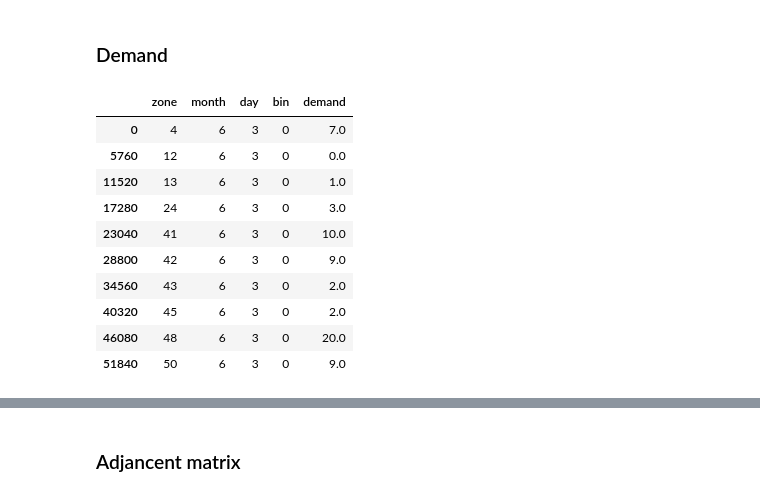
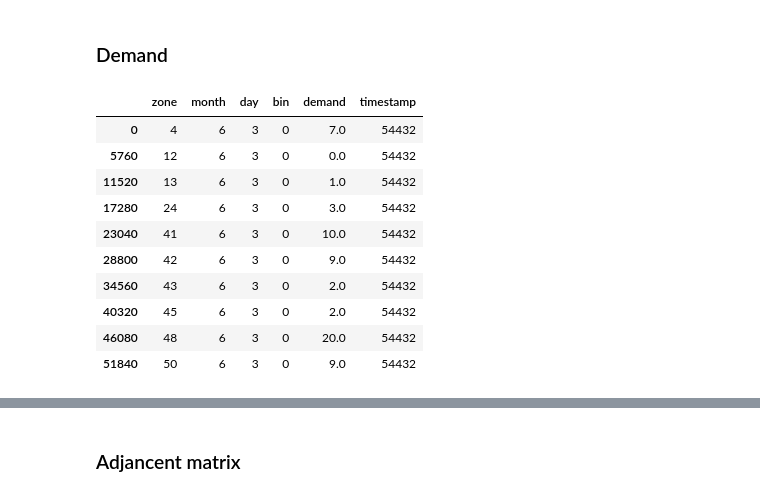
Before and after one commit to elxl/demand-uncertainty, a Jupyter notebook: split_processed.ipynb, the cells around one changed output, grey strips where cells are left out. Drawn from its saved outputs; the diff is of its cells as text; code cells hidden in the pictures.

```diff
--- a/split_processed.ipynb
+++ b/split_processed.ipynb
@@ -5,6 +5,7 @@ import pickle as pkl
 import geopandas as gpd
 # %%
 df = pd.read_csv('data/processed/processed_data.csv')
+df['timestamp'] = df['bin'] + 288*df['day'] + 31*288*df['month']
 # %%
 df.head()
 # %% [output]
@@ -19,18 +20,18 @@ zone_id = df['zone'].unique()
 # %% [markdown]
 ### Demand
 # %%
-df_demand = df[['zone','month','day','bin','demand']]
+df_demand = df[['zone','month','day','bin','demand','timestamp']]
 df_demand = df_demand.sort_values(by=['month','day','bin','zone'])
 df_demand.head(10)
 # %% [output]
-|  | zone | month | day | bin | demand |
-| 0 | 4 | 6 | 3 | 0 | 7.0 |
-| 5760 | 12 | 6 | 3 | 0 | 0.0 |
-| 11520 | 13 | 6 | 3 | 0 | 1.0 |
-| 17280 | 24 | 6 | 3 | 0 | 3.0 |
-| 23040 | 41 | 6 | 3 | 0 | 10.0 |
-| 28800 | 42 | 6 | 3 | 0 | 9.0 |
-| 34560 | 43 | 6 | 3 | 0 | 2.0 |
-| 40320 | 45 | 6 | 3 | 0 | 2.0 |
-| 46080 | 48 | 6 | 3 | 0 | 20.0 |
-| 51840 | 50 | 6 | 3 | 0 | 9.0 |
+|  | zone | month | day | bin | demand | timestamp |
+| 0 | 4 | 6 | 3 | 0 | 7.0 | 54432 |
+| 5760 | 12 | 6 | 3 | 0 | 0.0 | 54432 |
+| 11520 | 13 | 6 | 3 | 0 | 1.0 | 54432 |
+| 17280 | 24 | 6 | 3 | 0 | 3.0 | 54432 |
+| 23040 | 41 | 6 | 3 | 0 | 10.0 | 54432 |
+| 28800 | 42 | 6 | 3 | 0 | 9.0 | 54432 |
+| 34560 | 43 | 6 | 3 | 0 | 2.0 | 54432 |
+| 40320 | 45 | 6 | 3 | 0 | 2.0 | 54432 |
+| 46080 | 48 | 6 | 3 | 0 | 20.0 | 54432 |
+| 51840 | 50 | 6 | 3 | 0 | 9.0 | 54432 |
```
Also changed, not shown: parts of 23 cells of this notebook, 3 other files.
